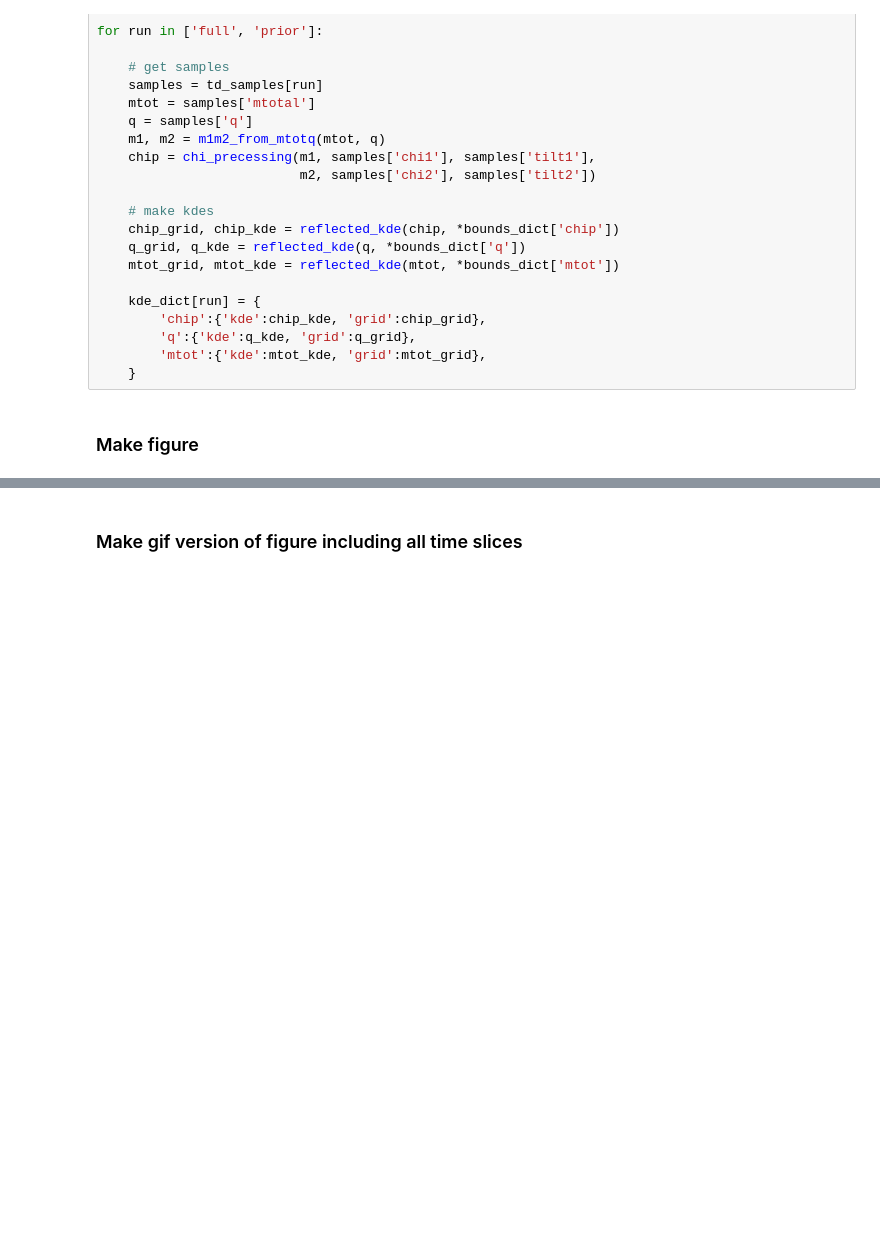
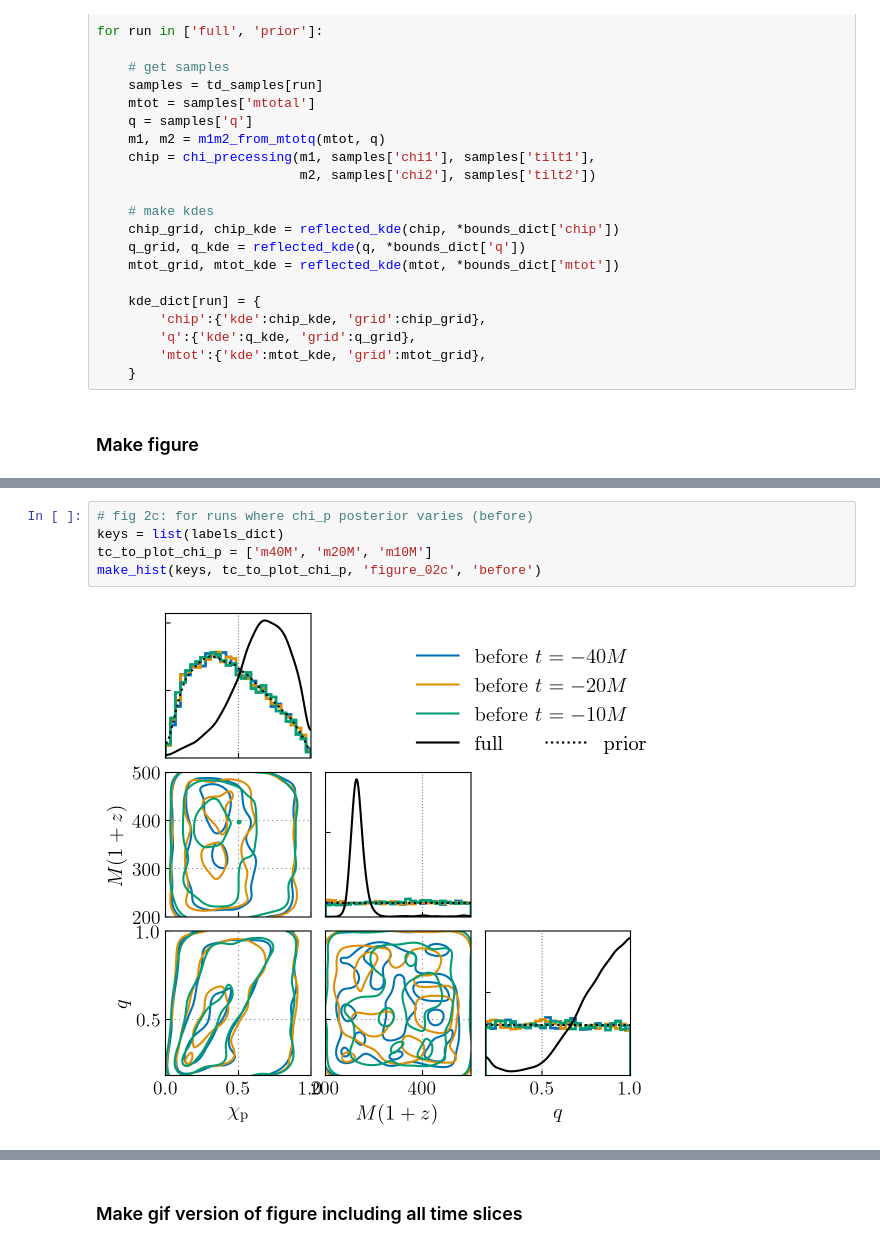
Before and after one commit to simonajmiller/gw190521-timedomain-release, a Jupyter notebook: figures/figure_02.ipynb, the cells around one changed output, grey strips where cells are left out. Cells and saved outputs as stored; diff of their text form; blank space fills up the shorter version.

```diff
--- a/figures/figure_02.ipynb
+++ b/figures/figure_02.ipynb
@@ -240,0 +260,7 @@ make_hist(keys, tc_to_plot_mass, 'figure_02b')
+# %%
+# fig 2c: for runs where chi_p posterior varies (before)
+keys = list(labels_dict)
+tc_to_plot_chi_p = ['m40M', 'm20M', 'm10M']
+make_hist(keys, tc_to_plot_chi_p, 'figure_02c', 'before')
+# %% [output]
+[figure, added]
```
Also changed, not shown: parts of 5 cells of this notebook, 14 other files.
